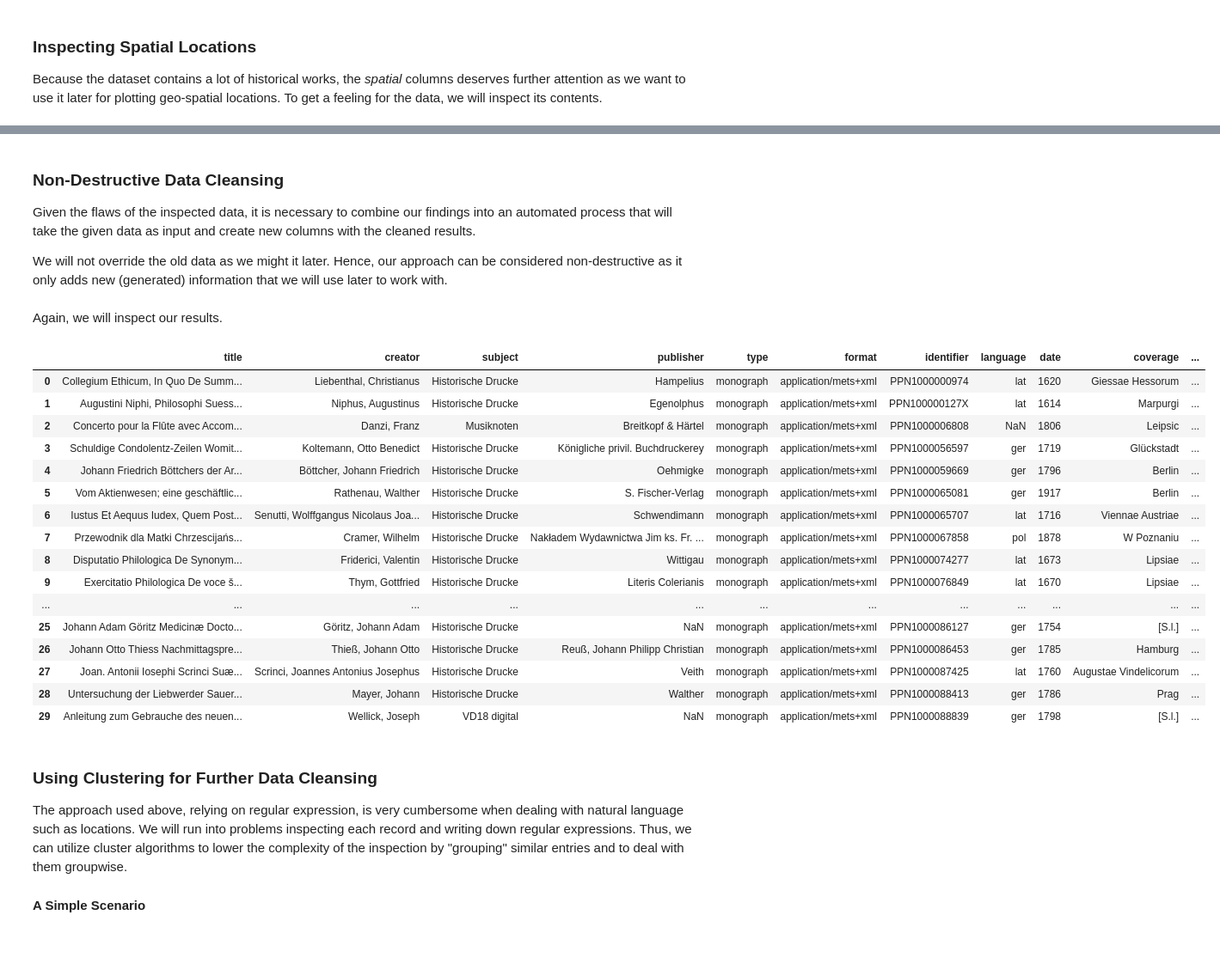
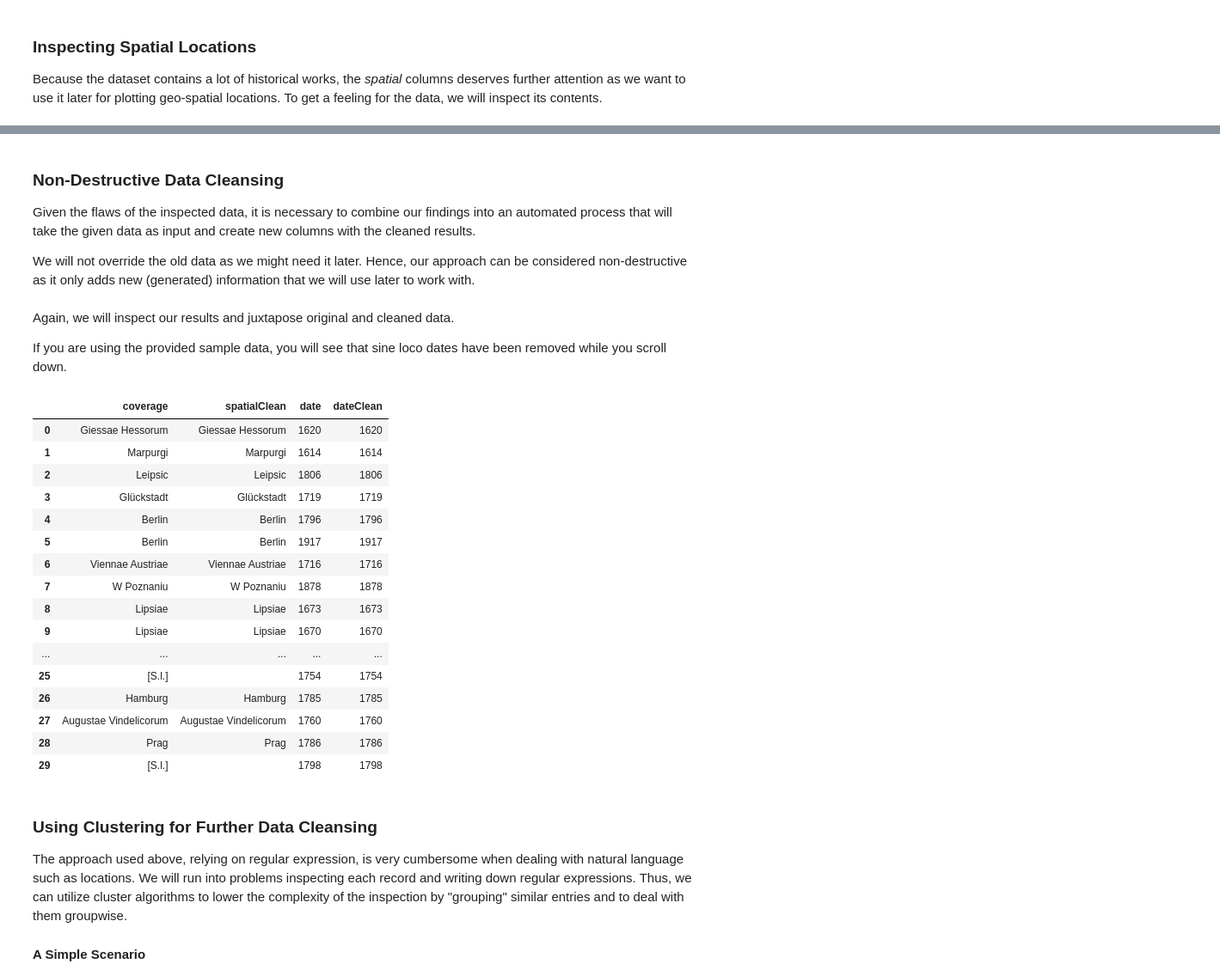
Before and after one commit to elektrobohemian/SBBrowse2018, a Jupyter notebook: DataProcessing.ipynb, the cells around one changed output, grey strips where cells are left out. Shown at 86% size. Drawn from its saved outputs; the diff is of its cells as text; code cells hidden in the pictures; blank space fills up the shorter version.

Commit message:
data quality documentation update
* added reference to DAMA data quality dimensions reference for shown data quality issues
* made some clarifications
* fixed some typos

```diff
--- a/DataProcessing.ipynb
+++ b/DataProcessing.ipynb
@@ -893,7 +903,7 @@ Unfortunately, the spatial column does not only contain cities (or cities with t
 
 Given the flaws of the inspected data, it is necessary to combine our findings into an automated process that will take the given data as input and create new columns with the cleaned results.
 
-We will not override the old data as we might it later. Hence, our approach can be considered non-destructive as it only adds new (generated) information that we will use later to work with.
+We will not override the old data as we might need it later. Hence, our approach can be considered non-destructive as it only adds new (generated) information that we will use later to work with.
 # %%
 class DataCleaner:
     # matches alphanumeric character and the underscore at the beginning of the string
@@ -968,27 +979,29 @@ dc=DataCleaner()
 df['spatialClean'] = df.coverage.apply(dc.cleanSpatialText)
 df['dateClean'] = df.date.apply(dc.cleanAncientYearStrict)
-# %% [markdown]
-Again, we will inspect our results.
+# %% [markdown]
+Again, we will inspect our results and juxtapose original and cleaned data.
+
+If you are using the provided sample data, you will see that sine loco dates have been removed while you scroll down.
 # %%
-df.head(30)
+df[['coverage','spatialClean','date','dateClean']].head(30)
 # %% [output]
-|  | title | creator | subject | publisher | type | format | identifier | language | date | coverage | ... |
-| 0 | Collegium Ethicum, In Quo De Summ... | Liebenthal, Christianus | Historische Drucke | Hampelius | monograph | application/mets+xml | PPN1000000974 | lat | 1620 | Giessae Hessorum | ... |
-| 1 | Augustini Niphi, Philosophi Suess... | Niphus, Augustinus | Historische Drucke | Egenolphus | monograph | application/mets+xml | PPN100000127X | lat | 1614 | Marpurgi | ... |
-| 2 | Concerto pour la Flûte avec Accom... | Danzi, Franz | Musiknoten | Breitkopf & Härtel | monograph | application/mets+xml | PPN1000006808 | NaN | 1806 | Leipsic | ... |
-| 3 | Schuldige Condolentz-Zeilen Womit... | Koltemann, Otto Benedict | Historische Drucke | Königliche privil. Buchdruckerey | monograph | application/mets+xml | PPN1000056597 | ger | 1719 | Glückstadt | ... |
-| 4 | Johann Friedrich Böttchers der Ar... | Böttcher, Johann Friedrich | Historische Drucke | Oehmigke | monograph | application/mets+xml | PPN1000059669 | ger | 1796 | Berlin | ... |
-| 5 | Vom Aktienwesen; eine geschäftlic... | Rathenau, Walther | Historische Drucke | S. Fischer-Verlag | monograph | application/mets+xml | PPN1000065081 | ger | 1917 | Berlin | ... |
-| 6 | Iustus Et Aequus Iudex, Quem Post... | Senutti, Wolffgangus Nicolaus Joa... | Historische Drucke | Schwendimann | monograph | application/mets+xml | PPN1000065707 | lat | 1716 | Viennae Austriae | ... |
-| 7 | Przewodnik dla Matki Chrzescijańs... | Cramer, Wilhelm | Historische Drucke | Nakładem Wydawnictwa Jim ks. Fr. ... | monograph | application/mets+xml | PPN1000067858 | pol | 1878 | W Poznaniu | ... |
-| 8 | Disputatio Philologica De Synonym... | Friderici, Valentin | Historische Drucke | Wittigau | monograph | application/mets+xml | PPN1000074277 | lat | 1673 | Lipsiae | ... |
-| 9 | Exercitatio Philologica De voce š... | Thym, Gottfried | Historische Drucke | Literis Colerianis | monograph | application/mets+xml | PPN1000076849 | lat | 1670 | Lipsiae | ... |
-| ... | ... | ... | ... | ... | ... | ... | ... | ... | ... | ... | ... |
-| 25 | Johann Adam Göritz Medicinæ Docto... | Göritz, Johann Adam | Historische Drucke | NaN | monograph | application/mets+xml | PPN1000086127 | ger | 1754 | [S.l.] | ... |
-| 26 | Johann Otto Thiess Nachmittagspre... | Thieß, Johann Otto | Historische Drucke | Reuß, Johann Philipp Christian | monograph | application/mets+xml | PPN1000086453 | ger | 1785 | Hamburg | ... |
-| 27 | Joan. Antonii Iosephi Scrinci Suæ... | Scrinci, Joannes Antonius Josephus | Historische Drucke | Veith | monograph | application/mets+xml | PPN1000087425 | lat | 1760 | Augustae Vindelicorum | ... |
-| 28 | Untersuchung der Liebwerder Sauer... | Mayer, Johann | Historische Drucke | Walther | monograph | application/mets+xml | PPN1000088413 | ger | 1786 | Prag | ... |
-| 29 | Anleitung zum Gebrauche des neuen... | Wellick, Joseph | VD18 digital | NaN | monograph | application/mets+xml | PPN1000088839 | ger | 1798 | [S.l.] | ... |
+|  | coverage | spatialClean | date | dateClean |
+| 0 | Giessae Hessorum | Giessae Hessorum | 1620 | 1620 |
+| 1 | Marpurgi | Marpurgi | 1614 | 1614 |
+| 2 | Leipsic | Leipsic | 1806 | 1806 |
+| 3 | Glückstadt | Glückstadt | 1719 | 1719 |
+| 4 | Berlin | Berlin | 1796 | 1796 |
+| 5 | Berlin | Berlin | 1917 | 1917 |
+| 6 | Viennae Austriae | Viennae Austriae | 1716 | 1716 |
+| 7 | W Poznaniu | W Poznaniu | 1878 | 1878 |
+| 8 | Lipsiae | Lipsiae | 1673 | 1673 |
+| 9 | Lipsiae | Lipsiae | 1670 | 1670 |
+| ... | ... | ... | ... | ... |
+| 25 | [S.l.] |  | 1754 | 1754 |
+| 26 | Hamburg | Hamburg | 1785 | 1785 |
+| 27 | Augustae Vindelicorum | Augustae Vindelicorum | 1760 | 1760 |
+| 28 | Prag | Prag | 1786 | 1786 |
+| 29 | [S.l.] |  | 1798 | 1798 |
 # %% [markdown]
 ### Using Clustering for Further Data Cleansing
 
```
Also changed, not shown: parts of 63 cells of this notebook, 2 other files.
